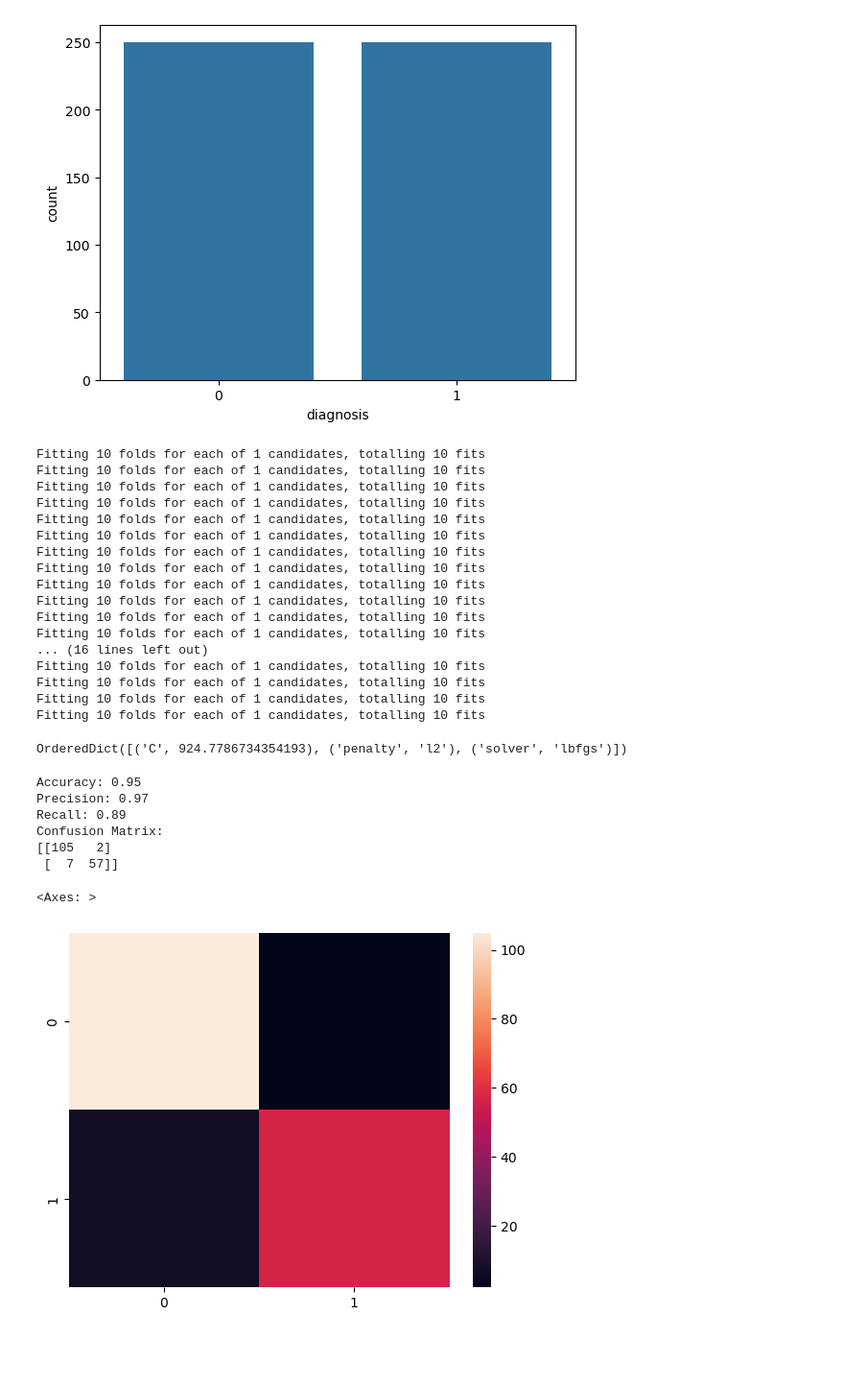
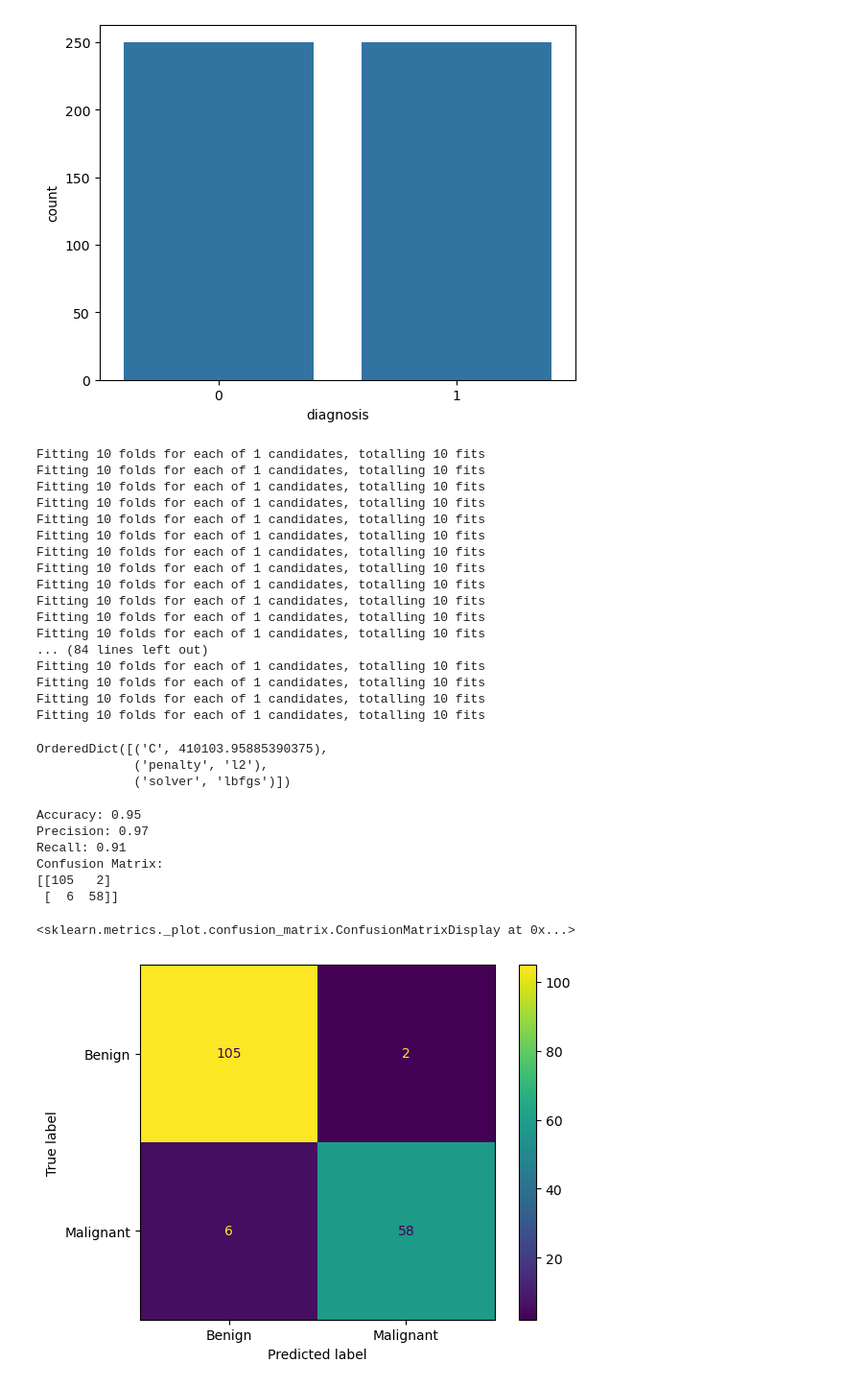
Before and after one commit to ydplondoner/breast-cancer-classification, a Jupyter notebook: ModelLogisticRegression.ipynb, the cells around one changed output. Shown: that part at 96% size. Drawn from its saved outputs; the diff is of its cells as text; code cells hidden in the pictures; blank space fills up the shorter version.

Commit message:
datasheets, models and readme

```diff
--- a/ModelLogisticRegression.ipynb
+++ b/ModelLogisticRegression.ipynb
@@ -103,10 +102,11 @@ classifier = LogisticRegression(random_state=0)
 bayessearch=BayesSearchCV(
     classifier,
     param_space,
-    n_iter=32,  # Number of iterations for optimization
+    n_iter=100,  # Number of iterations for optimization
     cv=10,       # Cross-validation folds
     n_jobs=-1,  # Use all available CPU cores
-    verbose=1
+    verbose=1,
+    random_state=42,
 )
 bayessearch=bayessearch.fit(X_train, y_train)
 bayessearch.best_params_
@@ -123,15 +123,17 @@ Fitting 10 folds for each of 1 candidates, totalling 10 fits
 Fitting 10 folds for each of 1 candidates, totalling 10 fits
 Fitting 10 folds for each of 1 candidates, totalling 10 fits
 Fitting 10 folds for each of 1 candidates, totalling 10 fits
-... (16 lines left out)
+... (84 lines left out)
 Fitting 10 folds for each of 1 candidates, totalling 10 fits
 Fitting 10 folds for each of 1 candidates, totalling 10 fits
 Fitting 10 folds for each of 1 candidates, totalling 10 fits
 Fitting 10 folds for each of 1 candidates, totalling 10 fits
-OrderedDict([('C', 924.7786734354193), ('penalty', 'l2'), ('solver', 'lbfgs')])
+OrderedDict([('C', 410103.95885390375),
+             ('penalty', 'l2'),
+             ('solver', 'lbfgs')])
 # %%
 # Create the LogisticRegression model with the tuned hyperparameters
-model=LogisticRegression(C=924.7786734354193, penalty='l2', solver='lbfgs')
+model=LogisticRegression(C=410103.95885390375, penalty='l2', solver='lbfgs')
 
 # Train the model
 model.fit(X_train, y_train)
@@ -152,17 +154,20 @@ recall = recall_score(y_test, y_pred)
 print(f'Recall: {recall:.2f}')
 
 # Confusion matrix
-conf_matrix = confusion_matrix(y_test, y_pred)
+conf_matrix = confusion_matrix(y_true=y_test, y_pred=y_pred)
 print(f'Confusion Matrix:\n{conf_matrix}')
 # %% [output]
 Accuracy: 0.95
 Precision: 0.97
-Recall: 0.89
+Recall: 0.91
 Confusion Matrix:
 [[105   2]
- [  7  57]]
+ [  6  58]]
 # %%
-sns.heatmap(conf_matrix, annot=False)
+from sklearn.metrics import confusion_matrix, ConfusionMatrixDisplay
+
+cmd = ConfusionMatrixDisplay(conf_matrix, display_labels=['Benign','Malignant'])
+cmd.plot()
 # %% [output]
-<Axes: >
+<sklearn.metrics._plot.confusion_matrix.ConfusionMatrixDisplay at 0x...>
-[figure, old version]
+[figure, new version]
```
Also changed, not shown: parts of 1 cell of this notebook, 14 other files.
